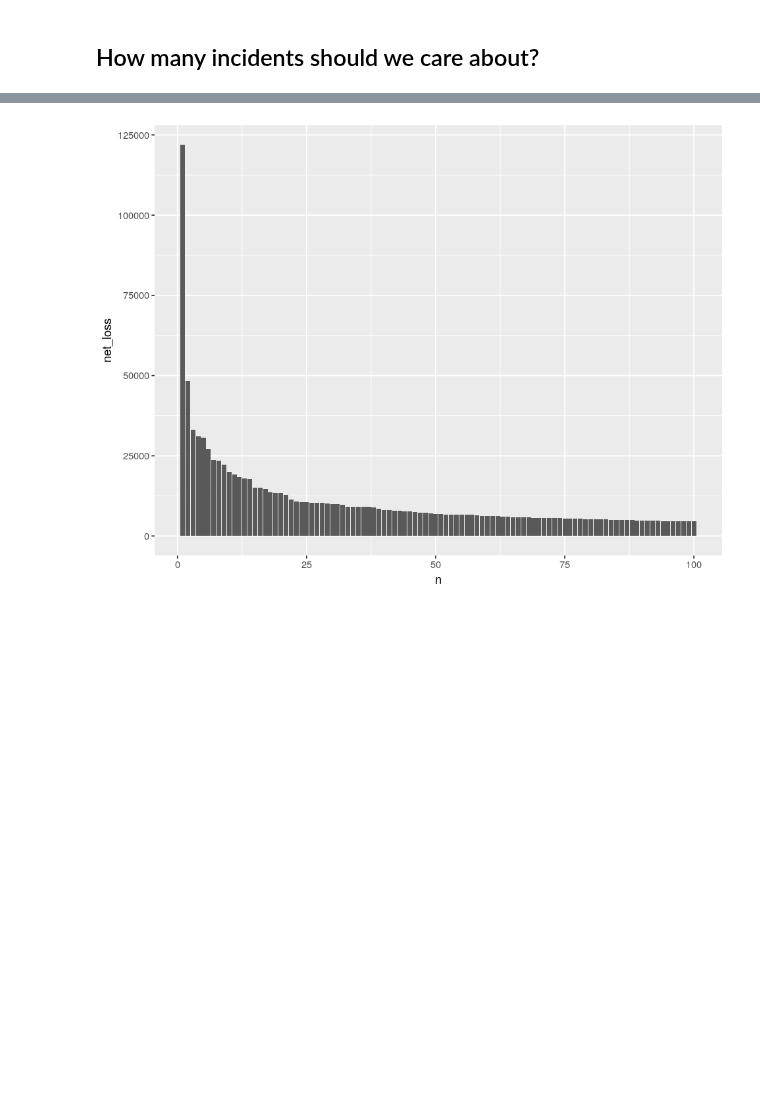
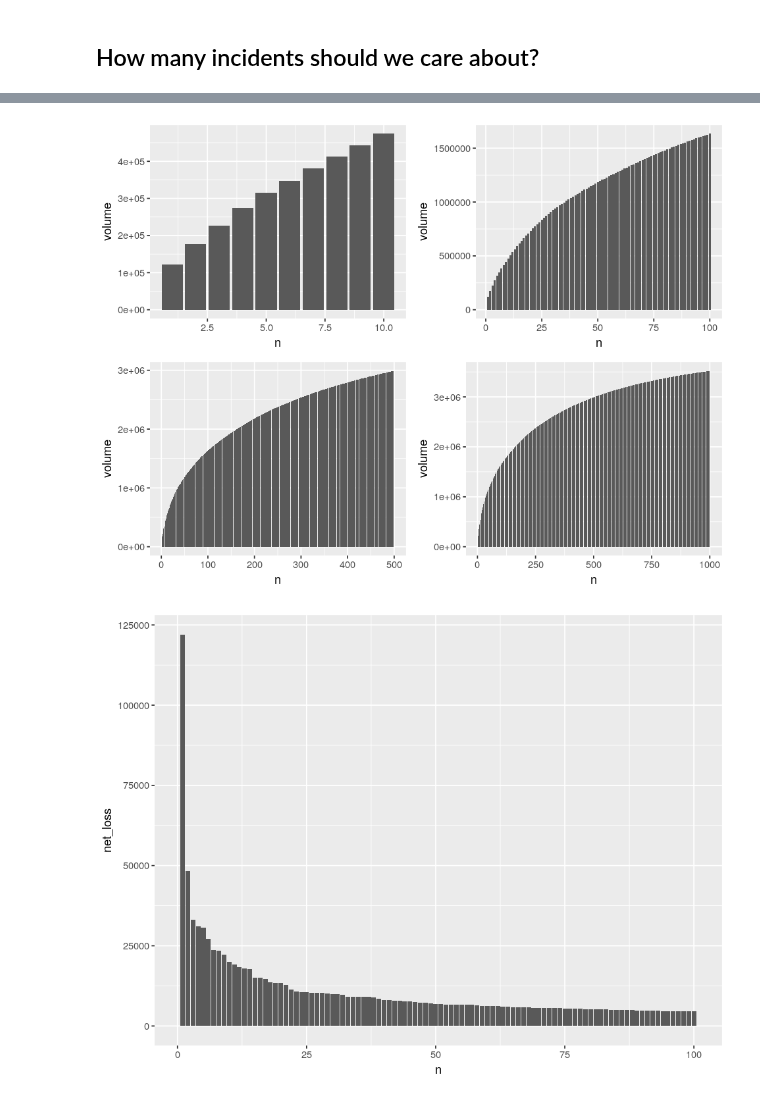
Before and after one commit to julianbarg/spills, a Jupyter notebook: presentations/rpm_2020-04-xx/rpm_2020-04-xx.ipynb, the cells around one changed output, grey strips where cells are left out. Drawn from its saved outputs; the diff is of its cells as text; code cells hidden in the pictures; blank space fills up the shorter version.

```diff
--- a/presentations/rpm_2020-04-xx/rpm_2020-04-xx.ipynb
+++ b/presentations/rpm_2020-04-xx/rpm_2020-04-xx.ipynb
@@ -183,3 +221,45 @@ facet wrap by incidents, show the bar
+# %%
+cum_10_volume <- incidents %>%
+    select(-narrative) %>%
+    arrange(desc(volume)) %>%
+    top_n(10, volume) %>%
+    mutate(n = 1:n(),
+           volume = cumsum(volume)) %>%
+    ggplot(aes(n, volume)) +
+        geom_col()
+
+cum_100_volume <- incidents %>%
+    select(-narrative) %>%
+    arrange(desc(volume)) %>%
+    top_n(100, volume) %>%
+    mutate(n = 1:n(),
+           volume = cumsum(volume)) %>%
+    ggplot(aes(n, volume)) +
+        geom_col()
+
+cum_500_volume <- incidents %>%
+    select(-narrative) %>%
+    arrange(desc(volume)) %>%
+    top_n(500, volume) %>%
+    mutate(n = 1:n(),
+           volume = cumsum(volume)) %>%
+    ggplot(aes(n, volume)) +
+        geom_col()
+
+cum_1000_volume <- incidents %>%
+    select(-narrative) %>%
+    arrange(desc(volume)) %>%
+    top_n(1000, volume) %>%
+    mutate(n = 1:n(),
+           volume = cumsum(volume)) %>%
+    ggplot(aes(n, volume)) +
+        geom_col()
+
+cum_grid <- arrangeGrob(cum_10_volume, cum_100_volume, cum_500_volume, cum_1000_volume, ncol=2)
+# %%
+grid::grid.draw(cum_grid)
+# %% [output]
+[figure, added]
 # %%
 top_100_volume <- incidents %>%
     select(-narrative) %>%
```
Also changed, not shown: parts of 4 cells of this notebook, 3 other files.
